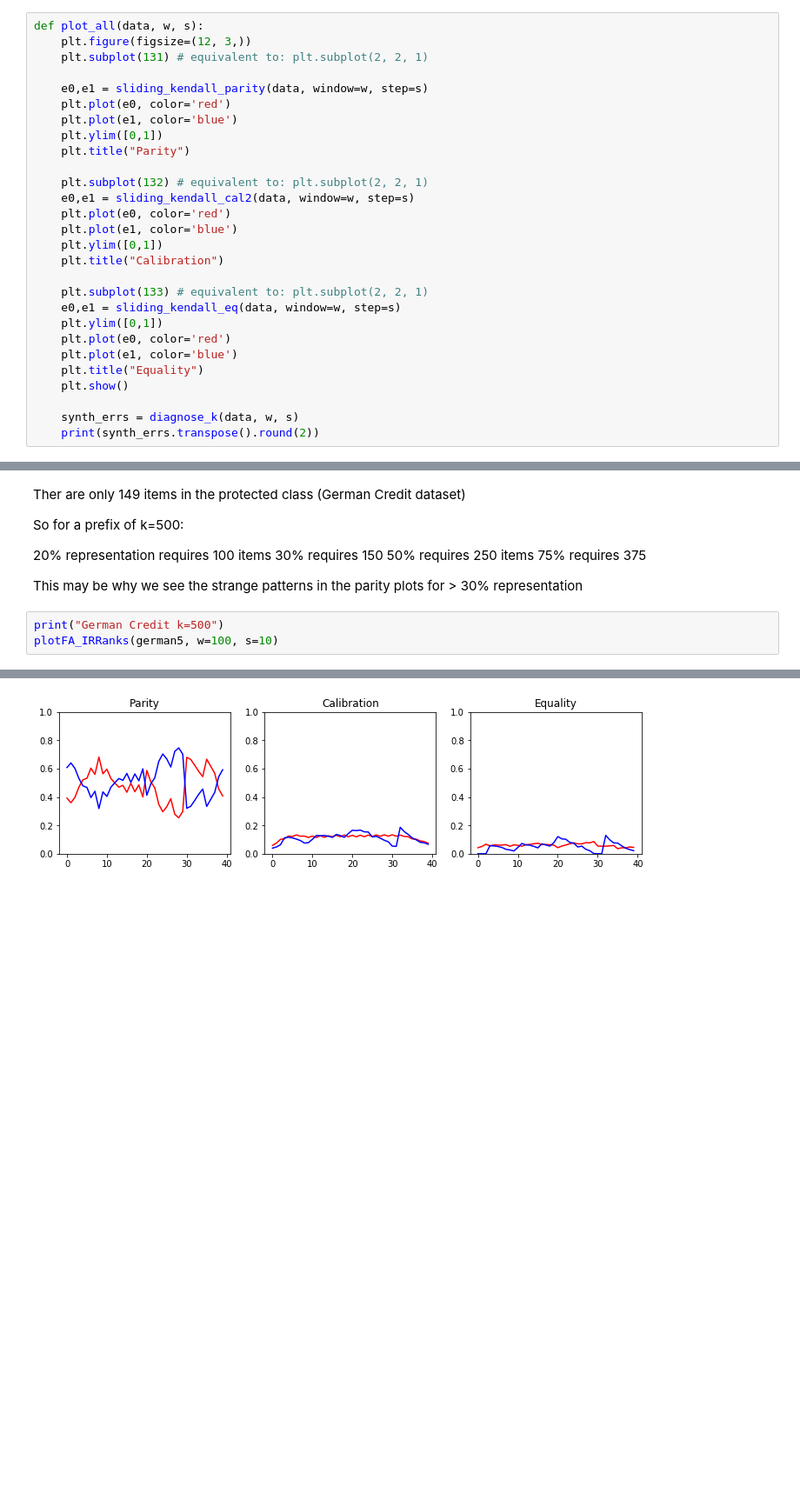
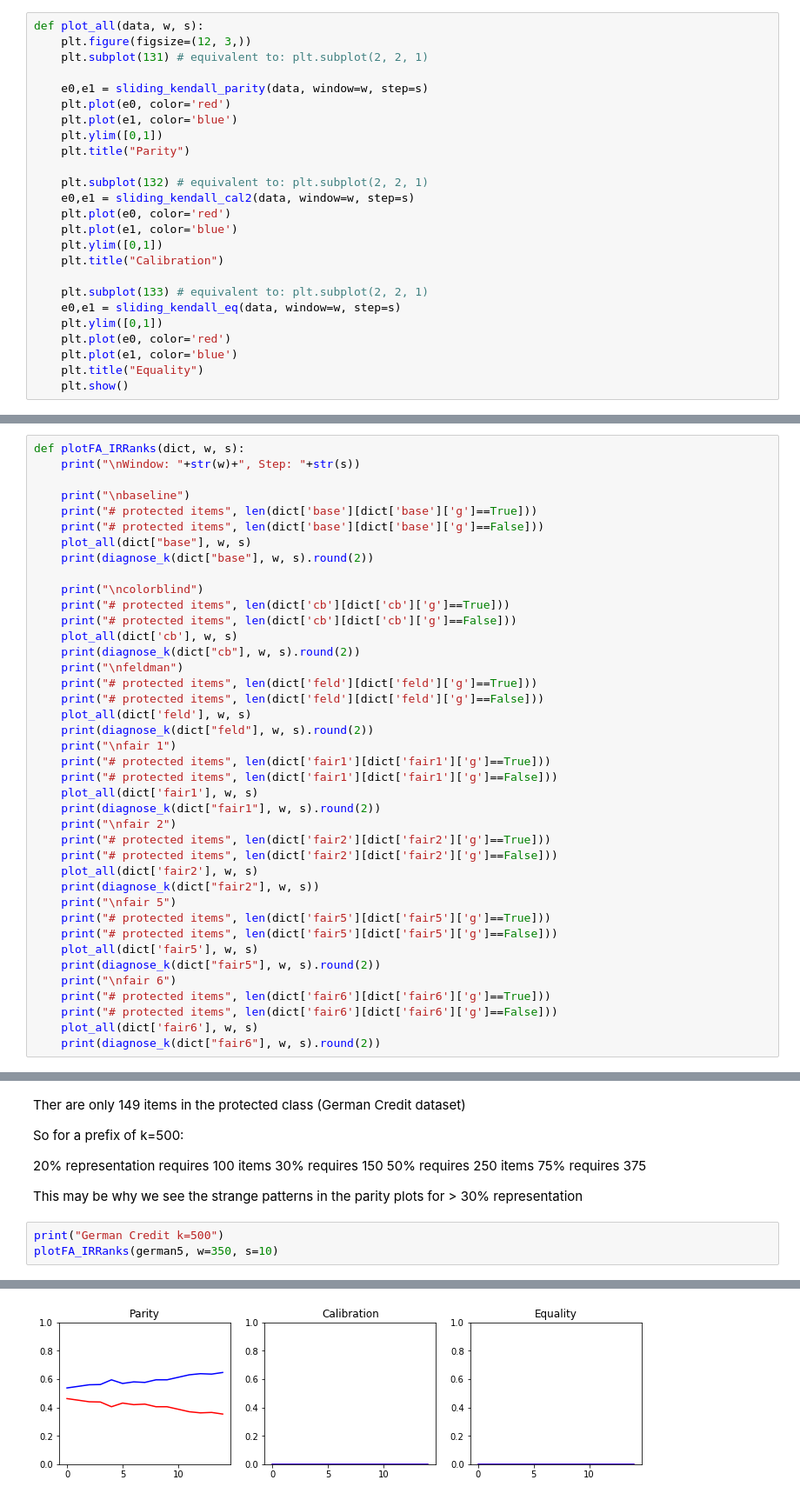
Before and after one commit to caitlinkuhlman/fair_ranking, a Jupyter notebook: diagnostics_FA_IR_datasets.ipynb, the cells around one changed output, grey strips where cells are left out. Shown at 87% size. Saved outputs shown, nothing was run; the diff lists cells and outputs as text; blank space fills up the shorter version.

Commit message:
diagnostics, viz for generated rankings, skip windows with parity = 0

```diff
--- a/diagnostics_FA_IR_datasets.ipynb
+++ b/diagnostics_FA_IR_datasets.ipynb
@@ -102,6 +68,3 @@ def plot_all(data, w, s):
     plt.plot(e1, color='blue')
     plt.title("Equality")
     plt.show()
-
-    synth_errs = diagnose_k(data, w, s)
-    print(synth_errs.transpose().round(2))
@@ -285,0 +117,40 @@ def plotFA_IRRanks(dict, w=100, s=10):
+# %%
+def plotFA_IRRanks(dict, w, s):
+    print("\nWindow: "+str(w)+", Step: "+str(s))
+
+    print("\nbaseline")
+    print("# protected items", len(dict['base'][dict['base']['g']==True]))
+    print("# protected items", len(dict['base'][dict['base']['g']==False]))
+    plot_all(dict["base"], w, s)
+    print(diagnose_k(dict["base"], w, s).round(2))
+
+    print("\ncolorblind")
+    print("# protected items", len(dict['cb'][dict['cb']['g']==True]))
+    print("# protected items", len(dict['cb'][dict['cb']['g']==False]))
+    plot_all(dict['cb'], w, s)
+    print(diagnose_k(dict["cb"], w, s).round(2))
+    print("\nfeldman")
+    print("# protected items", len(dict['feld'][dict['feld']['g']==True]))
+    print("# protected items", len(dict['feld'][dict['feld']['g']==False]))
+    plot_all(dict['feld'], w, s)
+    print(diagnose_k(dict["feld"], w, s).round(2))
+    print("\nfair 1")
+    print("# protected items", len(dict['fair1'][dict['fair1']['g']==True]))
+    print("# protected items", len(dict['fair1'][dict['fair1']['g']==False]))
+    plot_all(dict['fair1'], w, s)
+    print(diagnose_k(dict["fair1"], w, s).round(2))
+    print("\nfair 2")
+    print("# protected items", len(dict['fair2'][dict['fair2']['g']==True]))
+    print("# protected items", len(dict['fair2'][dict['fair2']['g']==False]))
+    plot_all(dict['fair2'], w, s)
+    print(diagnose_k(dict["fair2"], w, s))
+    print("\nfair 5")
+    print("# protected items", len(dict['fair5'][dict['fair5']['g']==True]))
+    print("# protected items", len(dict['fair5'][dict['fair5']['g']==False]))
+    plot_all(dict['fair5'], w, s)
+    print(diagnose_k(dict["fair5"], w, s).round(2))
+    print("\nfair 6")
+    print("# protected items", len(dict['fair6'][dict['fair6']['g']==True]))
+    print("# protected items", len(dict['fair6'][dict['fair6']['g']==False]))
+    plot_all(dict['fair6'], w, s)
+    print(diagnose_k(dict["fair6"], w, s).round(2))
@@ -376,7 +387,7 @@ So for a prefix of k=500:
 This may be why we see the strange patterns in the parity plots for > 30% representation
 # %%
 print("German Credit k=500")
-plotFA_IRRanks(german5, w=100, s=10)
+plotFA_IRRanks(german5, w=350, s=10)
 # %% [output]
 German Credit k=500
 
@@ -384,5 +395,5 @@ Window: 100, Step: 10
 
 baseline
 # protected items 64
 # protected items 436
-[figure, old version]
+[figure, new version]
```
Also changed, not shown: parts of 28 cells of this notebook, 2 other files.
